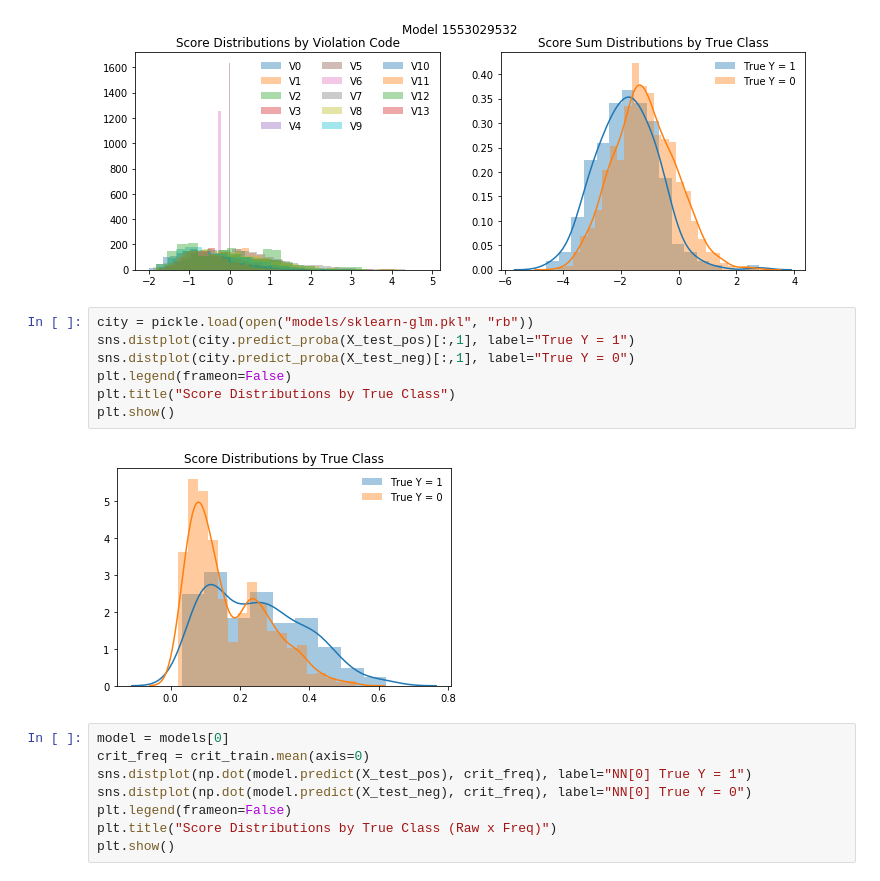
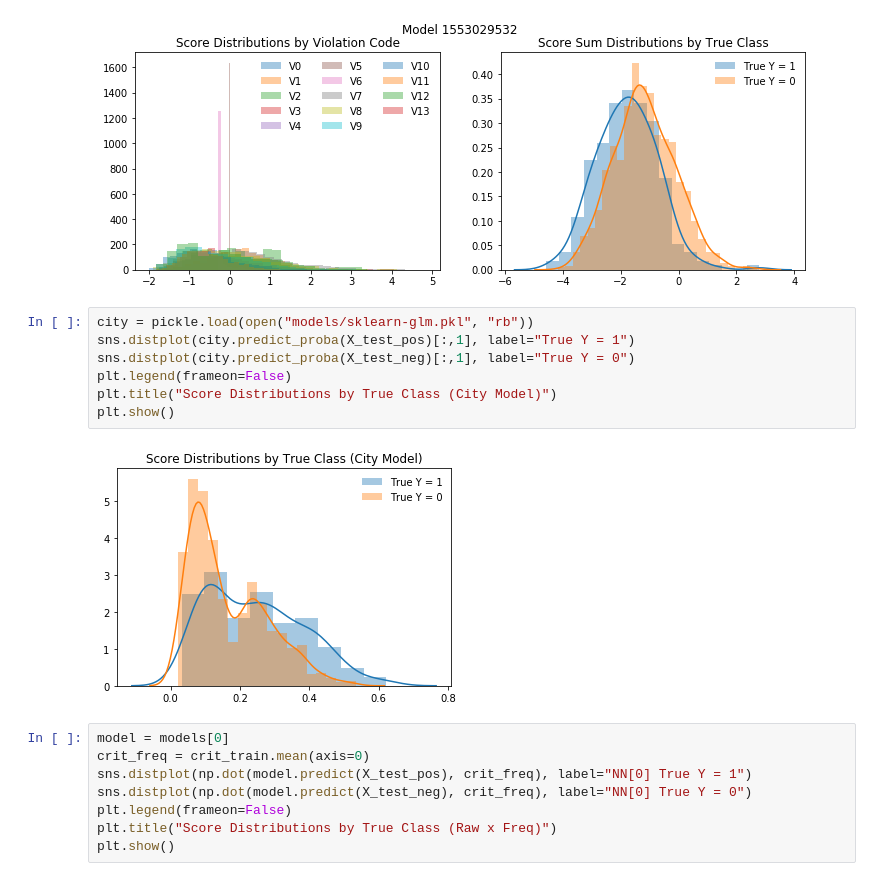
Before and after one commit to vingkan/foodinspectionforecasting, a Jupyter notebook: IIT/31_networks.ipynb, the cells around one changed output. Cells and saved outputs as stored; diff of their text form.

Commit message:
Add distribution plots for city model and raw x freq

```diff
--- a/IIT/31_networks.ipynb
+++ b/IIT/31_networks.ipynb
@@ -95,12 +95,12 @@ for model, mid in zip(models, model_ids):
 # %%
 city = pickle.load(open("models/sklearn-glm.pkl", "rb"))
 sns.distplot(city.predict_proba(X_test_pos)[:,1], label="True Y = 1")
 sns.distplot(city.predict_proba(X_test_neg)[:,1], label="True Y = 0")
 plt.legend(frameon=False)
-plt.title("Score Distributions by True Class")
+plt.title("Score Distributions by True Class (City Model)")
 plt.show()
 # %% [output]
-[figure, old version]
+[figure, new version]
 # %%
 model = models[0]
 crit_freq = crit_train.mean(axis=0)
```
Also changed, not shown: parts of 1 cell of this notebook.
